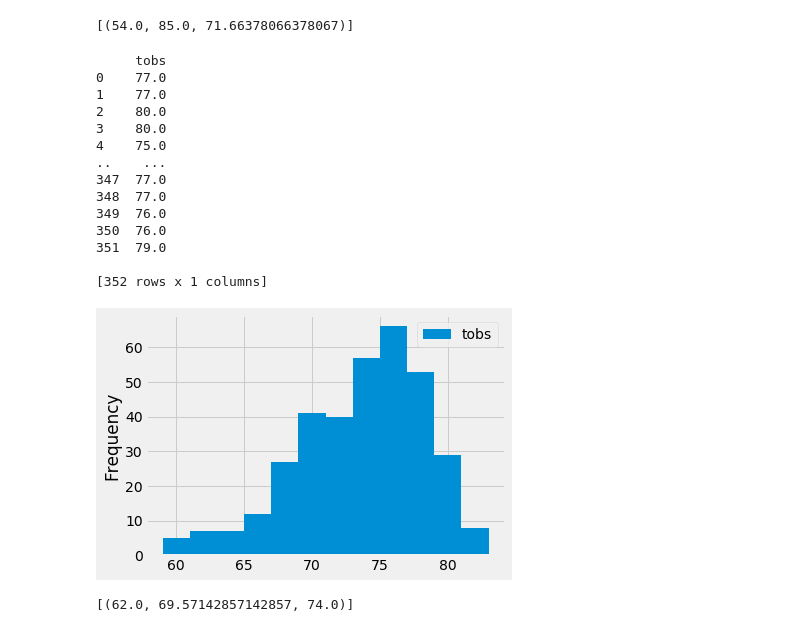
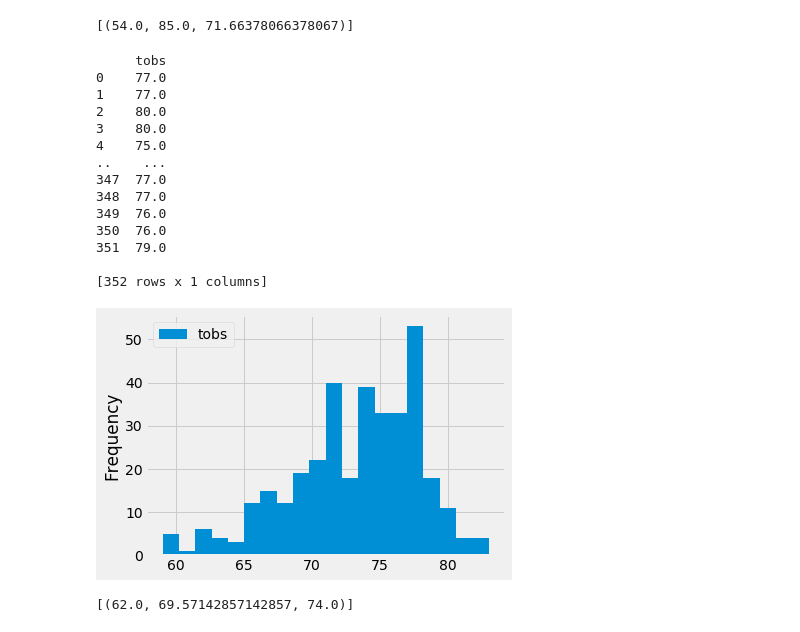
Before and after one commit to BurdenDerek/surfs_up, a Jupyter notebook: climate_analysis.ipynb, the cells around one changed output. Saved outputs shown, nothing was run; the diff lists cells and outputs as text; code cells hidden in the pictures.

```diff
--- a/climate_analysis.ipynb
+++ b/climate_analysis.ipynb
@@ -124,32 +124,32 @@ session.query(func.min(Measurement.tobs), func.max(Measurement.tobs), func.avg(M
 # %%
 # Choose the station with the highest number of temperature observations.
 # Query the last 12 months of temperature observation data for this station and plot the results as a histogram
 import datetime as dt
 from pandas.plotting import table
 prev_year = dt.date(2017,8,23) - dt.timedelta(days=365)
 results = session.query(Measurement.tobs).\
     filter(Measurement.station == 'USC00519281').\
     filter(Measurement.date >= prev_year).all()
 df = pd.DataFrame(results, columns=["tobs"])
 print(df)
-df.plot.hist(bins=12)
+df.plot.hist(bins=20)
 plt.tight_layout()
 # %% [output]
      tobs
 0    77.0
 1    77.0
 2    80.0
 3    80.0
 4    75.0
 ..    ...
 347  77.0
 348  77.0
 349  76.0
 350  76.0
 351  79.0
 
 [352 rows x 1 columns]
-[figure, old version]
+[figure, new version]
 # %%
 # Write a function called `calc_temps` that will accept start date and end date in the format '%Y-%m-%d'
 # and return the minimum, average, and maximum temperatures for that range of dates
```
Also changed, not shown: parts of 10 cells of this notebook.
